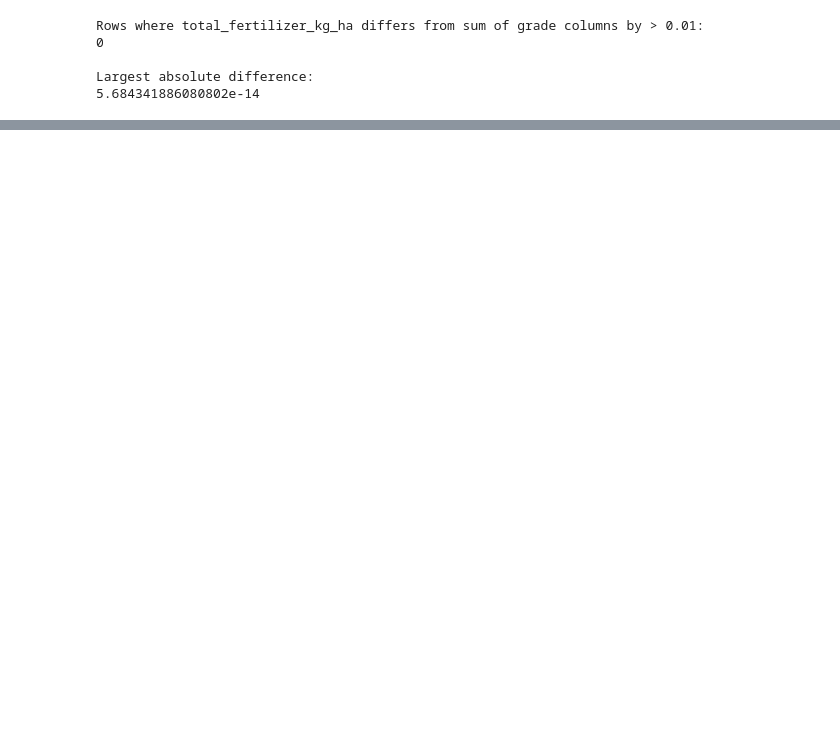
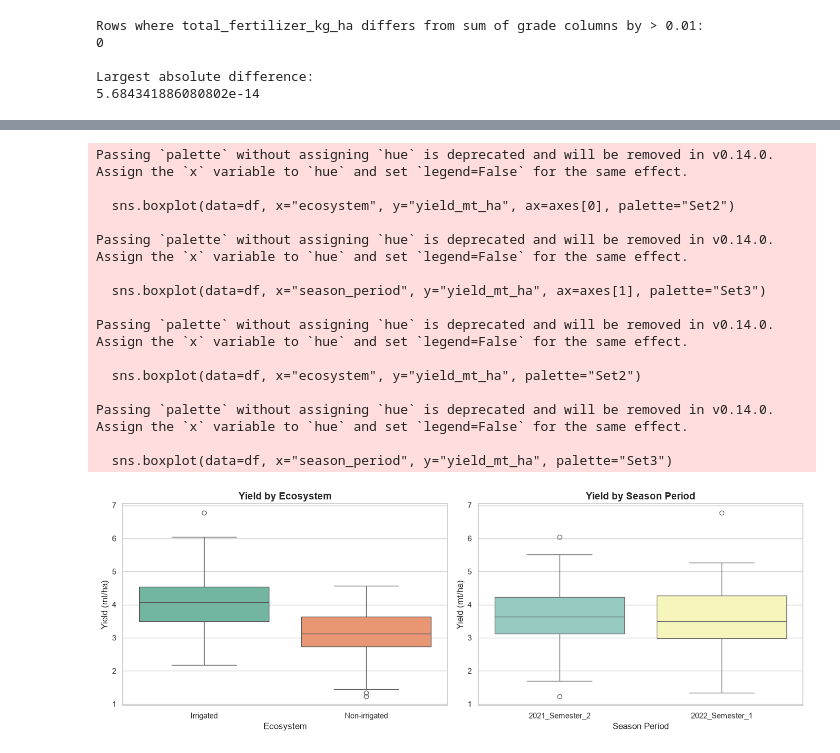
Before and after one commit to projcjdevs/rice-yield-prediction, a Jupyter notebook: notebooks/01_eda.ipynb, the cells around one changed output, grey strips where cells are left out. Drawn from its saved outputs; the diff is of its cells as text; code cells hidden in the pictures; blank space fills up the shorter version.

```diff
--- a/notebooks/01_eda.ipynb
+++ b/notebooks/01_eda.ipynb
@@ -289,0 +328,50 @@ Largest absolute difference:
+# %%
+# yield by ecosystem and season (visualization 2 & 3)
+fig, axes = plt.subplots(1, 2, figsize=(14, 5))
+
+# plot 1: Ecosystem
+sns.boxplot(data=df, x="ecosystem", y="yield_mt_ha", ax=axes[0], palette="Set2")
+axes[0].set_title("Yield by Ecosystem", fontsize=14, fontweight="bold")
+axes[0].set_xlabel("Ecosystem", fontsize=12)
+axes[0].set_ylabel("Yield (mt/ha)", fontsize=12)
+
+# plot 2: Season
+sns.boxplot(data=df, x="season_period", y="yield_mt_ha", ax=axes[1], palette="Set3")
+axes[1].set_title("Yield by Season Period", fontsize=14, fontweight="bold")
+axes[1].set_xlabel("Season Period", fontsize=12)
+axes[1].set_ylabel("Yield (mt/ha)", fontsize=12)
+
+plt.tight_layout()
+
+fig_eco, _ = plt.subplots(figsize=(6,5))
+sns.boxplot(data=df, x="ecosystem", y="yield_mt_ha", palette="Set2")
+plt.title("Yield by Ecosystem")
+plt.tight_layout()
+plt.savefig(FIGURES_DIR / "yield_by_ecosystem.png", dpi=300)
+plt.close(fig_eco)
+
+fig_season, _ = plt.subplots(figsize=(6,5))
+sns.boxplot(data=df, x="season_period", y="yield_mt_ha", palette="Set3")
+plt.title("Yield by Season")
+plt.tight_layout()
+plt.savefig(FIGURES_DIR / "yield_by_season.png", dpi=300)
+plt.close(fig_season)
+
+plt.show()
+# %% [output]
+Passing `palette` without assigning `hue` is deprecated and will be removed in v0.14.0. Assign the `x` variable to `hue` and set `legend=False` for the same effect.
+
+  sns.boxplot(data=df, x="ecosystem", y="yield_mt_ha", ax=axes[0], palette="Set2")
+
+Passing `palette` without assigning `hue` is deprecated and will be removed in v0.14.0. Assign the `x` variable to `hue` and set `legend=False` for the same effect.
+
+  sns.boxplot(data=df, x="season_period", y="yield_mt_ha", ax=axes[1], palette="Set3")
+
+Passing `palette` without assigning `hue` is deprecated and will be removed in v0.14.0. Assign the `x` variable to `hue` and set `legend=False` for the same effect.
+
+  sns.boxplot(data=df, x="ecosystem", y="yield_mt_ha", palette="Set2")
+
+Passing `palette` without assigning `hue` is deprecated and will be removed in v0.14.0. Assign the `x` variable to `hue` and set `legend=False` for the same effect.
+
+  sns.boxplot(data=df, x="season_period", y="yield_mt_ha", palette="Set3")
+[figure, added]
```
Also changed, not shown: parts of 15 cells of this notebook, 5 other files.
